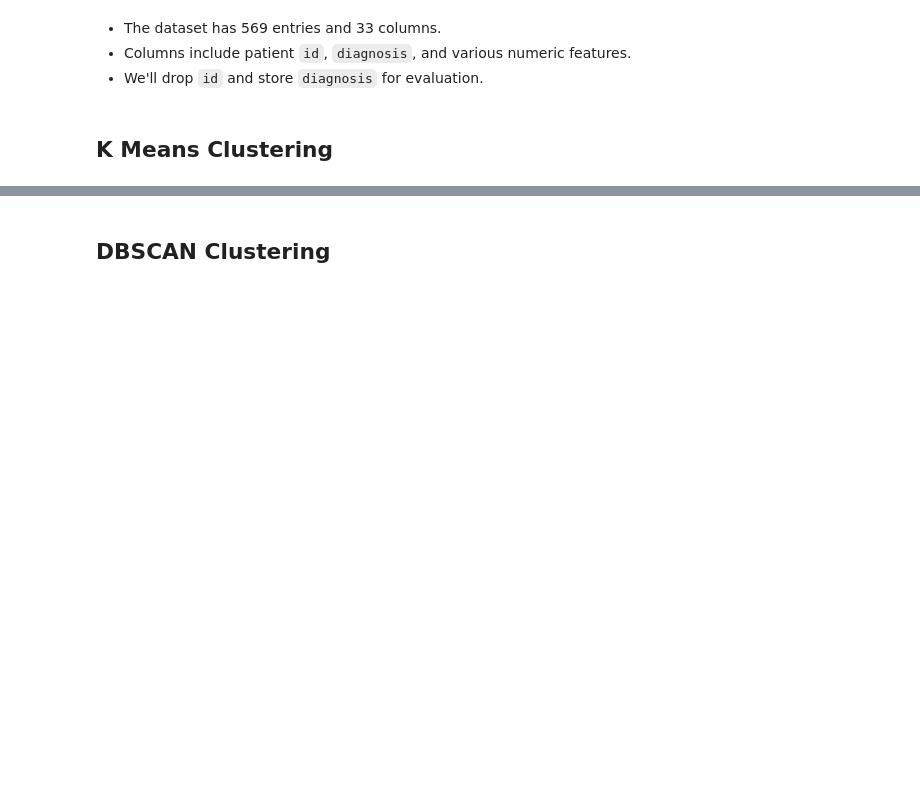
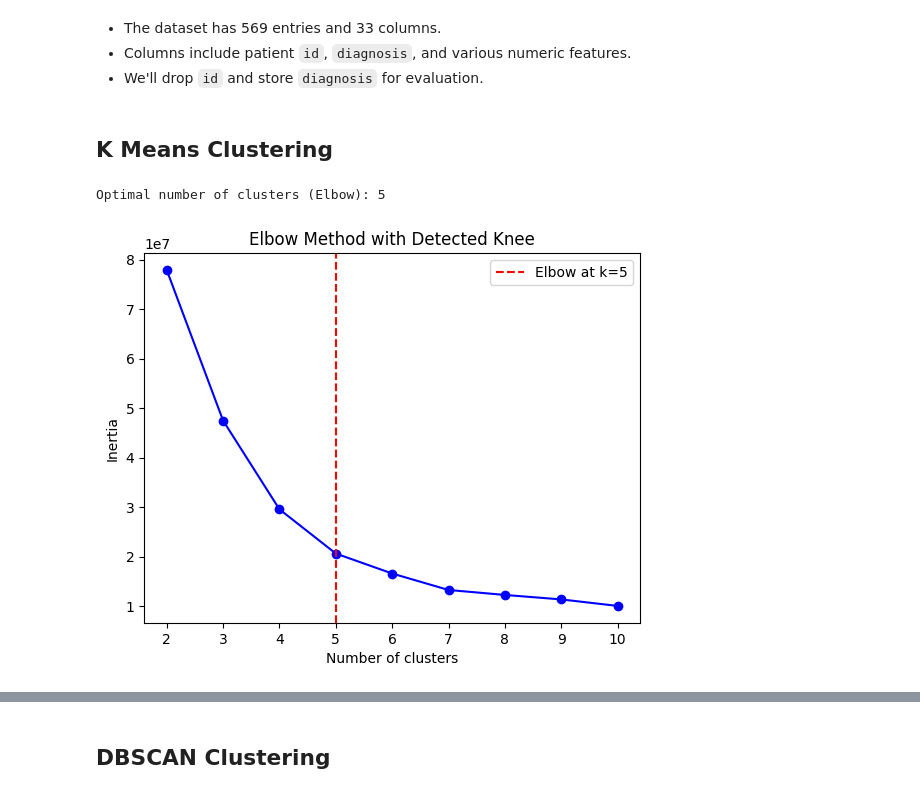
Before and after one commit to SharansCodeSpace/ML-Lab, a Jupyter notebook: Assignment09/23520011 Assignment09.ipynb, the cells around one changed output, grey strips where cells are left out. Cells and saved outputs as stored; diff of their text form; code cells hidden in the pictures; blank space fills up the shorter version.

```diff
--- a/Assignment09/23520011 Assignment09.ipynb
+++ b/Assignment09/23520011 Assignment09.ipynb
@@ -50,2 +46,27 @@ X_scaled = scaler.fit_transform(X)
 # %% [markdown]
 ## K Means Clustering
+# %%
+inertias = []
+Range = range(2, 11)
+
+for i in Range:
+    kmeans = KMeans(n_clusters=i, random_state=42)
+    kmeans.fit(X)
+    inertias.append(kmeans.inertia_)
+
+# Find the elbow point
+knee = KneeLocator(Range, inertias, curve='convex', direction='decreasing')
+
+print(f"Optimal number of clusters (Elbow): {knee.knee}")
+
+# Plot
+plt.plot(Range, inertias, 'bo-')
+plt.axvline(knee.knee, color='red', linestyle='--', label=f'Elbow at k={knee.knee}')
+plt.xlabel('Number of clusters')
+plt.ylabel('Inertia')
+plt.title('Elbow Method with Detected Knee')
+plt.legend()
+plt.show()
+# %% [output]
+Optimal number of clusters (Elbow): 5
+[figure, added]
```
Also changed, not shown: parts of 5 cells of this notebook, 3 other files.
